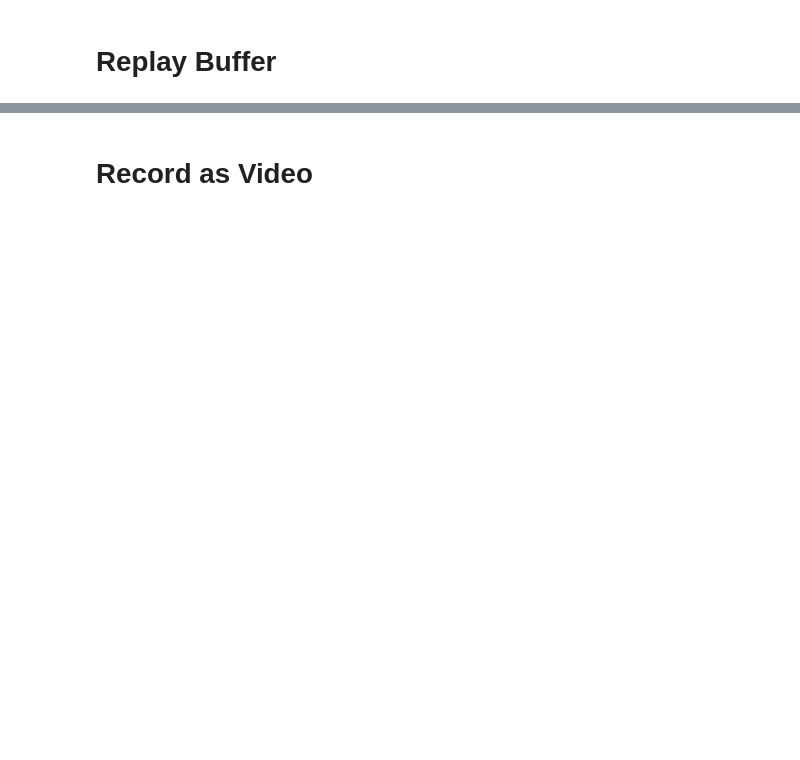
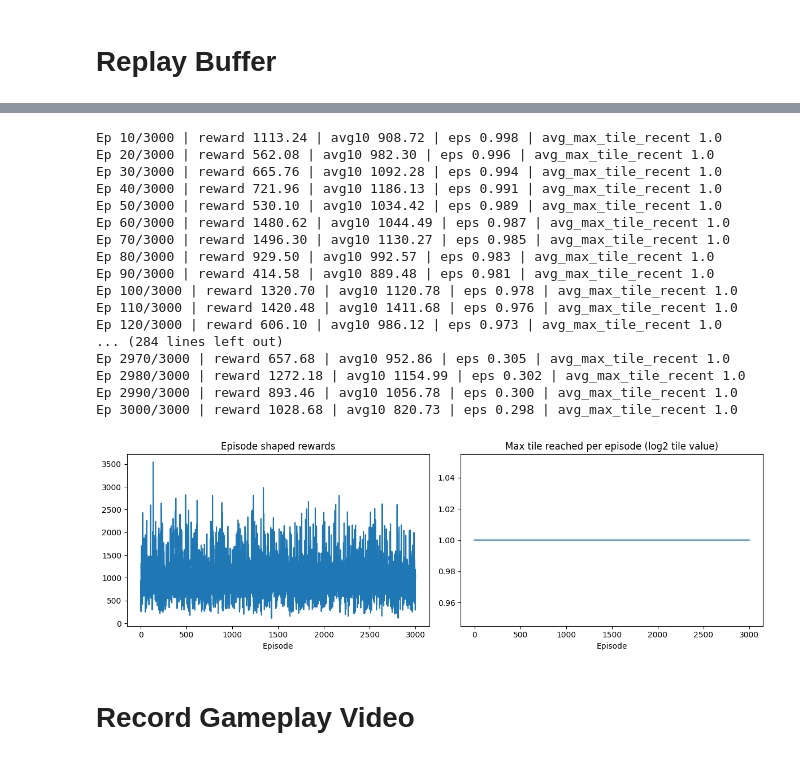
Before and after one commit to beelittlehoney/CCRNFLRL_PROJECT_COM221ML, a Jupyter notebook: [RL]2048_DQN.ipynb, the cells around one changed output, grey strips where cells are left out. Cells and saved outputs as stored; diff of their text form; code cells hidden in the pictures; blank space fills up the shorter version.

```diff
--- a/[RL]2048_DQN.ipynb
+++ b/[RL]2048_DQN.ipynb
@@ -148,0 +86,11 @@ class DQN(nn.Module):
+# %%
+def preprocess_obs(obs, max_pow=16):
+    board = np.array(obs, dtype=np.float32)
+    with np.errstate(divide='ignore'):
+        log_board = np.where(board > 0, np.log2(board), 0.0)
+    norm = log_board / float(max_pow)
+    return norm.flatten().astype(np.float32)
+
+def safe_reset(env):
+    out = env.reset()
+    return out[0] if isinstance(out, tuple) else out
@@ -229,2 +233,49 @@ print("✅ Training complete!")
+# %%
+# Train with improved function. Increase episodes if you have time/GPU.
+q_net, rewards, best_tile_hist = train_dqn_improved(
+    episodes=3000,            # raise to 3000+ if you have GPU/time
+    gamma=0.99,
+    lr=5e-4,
+    batch_size=256,
+    replay_capacity=200_000,
+    start_learning_after=5000,   # fill some buffer before learning
+    target_update_every=50,
+    train_updates_per_step=4,
+    epsilon_decay_steps=600_000,
+    max_pow=16,
+    max_steps_per_episode=1000,
+    no_change_penalty=-0.02,
+    max_tile_bonus_scale=0.5,
+)
+plt.figure(figsize=(12,4))
+plt.subplot(1,2,1)
+plt.plot(rewards)
+plt.title("Episode shaped rewards")
+plt.xlabel("Episode")
+plt.subplot(1,2,2)
+plt.plot(best_tile_hist)
+plt.title("Max tile reached per episode (log2 tile value)")
+plt.xlabel("Episode")
+plt.tight_layout()
+plt.show()
+# %% [output]
+Ep 10/3000 | reward 1113.24 | avg10 908.72 | eps 0.998 | avg_max_tile_recent 1.0
+Ep 20/3000 | reward 562.08 | avg10 982.30 | eps 0.996 | avg_max_tile_recent 1.0
+Ep 30/3000 | reward 665.76 | avg10 1092.28 | eps 0.994 | avg_max_tile_recent 1.0
+Ep 40/3000 | reward 721.96 | avg10 1186.13 | eps 0.991 | avg_max_tile_recent 1.0
+Ep 50/3000 | reward 530.10 | avg10 1034.42 | eps 0.989 | avg_max_tile_recent 1.0
+Ep 60/3000 | reward 1480.62 | avg10 1044.49 | eps 0.987 | avg_max_tile_recent 1.0
+Ep 70/3000 | reward 1496.30 | avg10 1130.27 | eps 0.985 | avg_max_tile_recent 1.0
+Ep 80/3000 | reward 929.50 | avg10 992.57 | eps 0.983 | avg_max_tile_recent 1.0
+Ep 90/3000 | reward 414.58 | avg10 889.48 | eps 0.981 | avg_max_tile_recent 1.0
+Ep 100/3000 | reward 1320.70 | avg10 1120.78 | eps 0.978 | avg_max_tile_recent 1.0
+Ep 110/3000 | reward 1420.48 | avg10 1411.68 | eps 0.976 | avg_max_tile_recent 1.0
+Ep 120/3000 | reward 606.10 | avg10 986.12 | eps 0.973 | avg_max_tile_recent 1.0
+... (284 lines left out)
+Ep 2970/3000 | reward 657.68 | avg10 952.86 | eps 0.305 | avg_max_tile_recent 1.0
+Ep 2980/3000 | reward 1272.18 | avg10 1154.99 | eps 0.302 | avg_max_tile_recent 1.0
+Ep 2990/3000 | reward 893.46 | avg10 1056.78 | eps 0.300 | avg_max_tile_recent 1.0
+Ep 3000/3000 | reward 1028.68 | avg10 820.73 | eps 0.298 | avg_max_tile_recent 1.0
+[figure, added]
 # %% [markdown]
-# Record as Video
+# Record Gameplay Video
```
Also changed, not shown: parts of 25 cells of this notebook.
